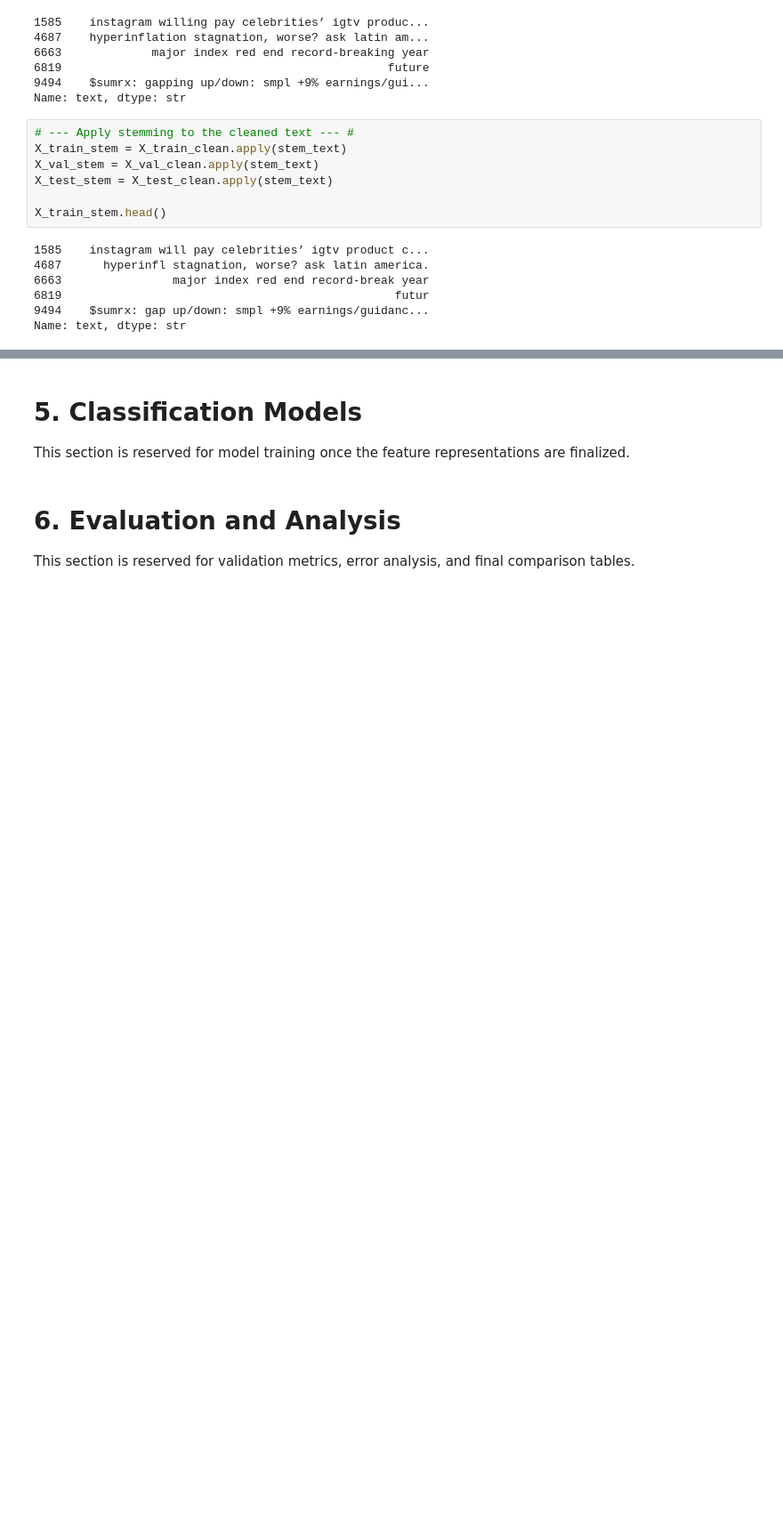
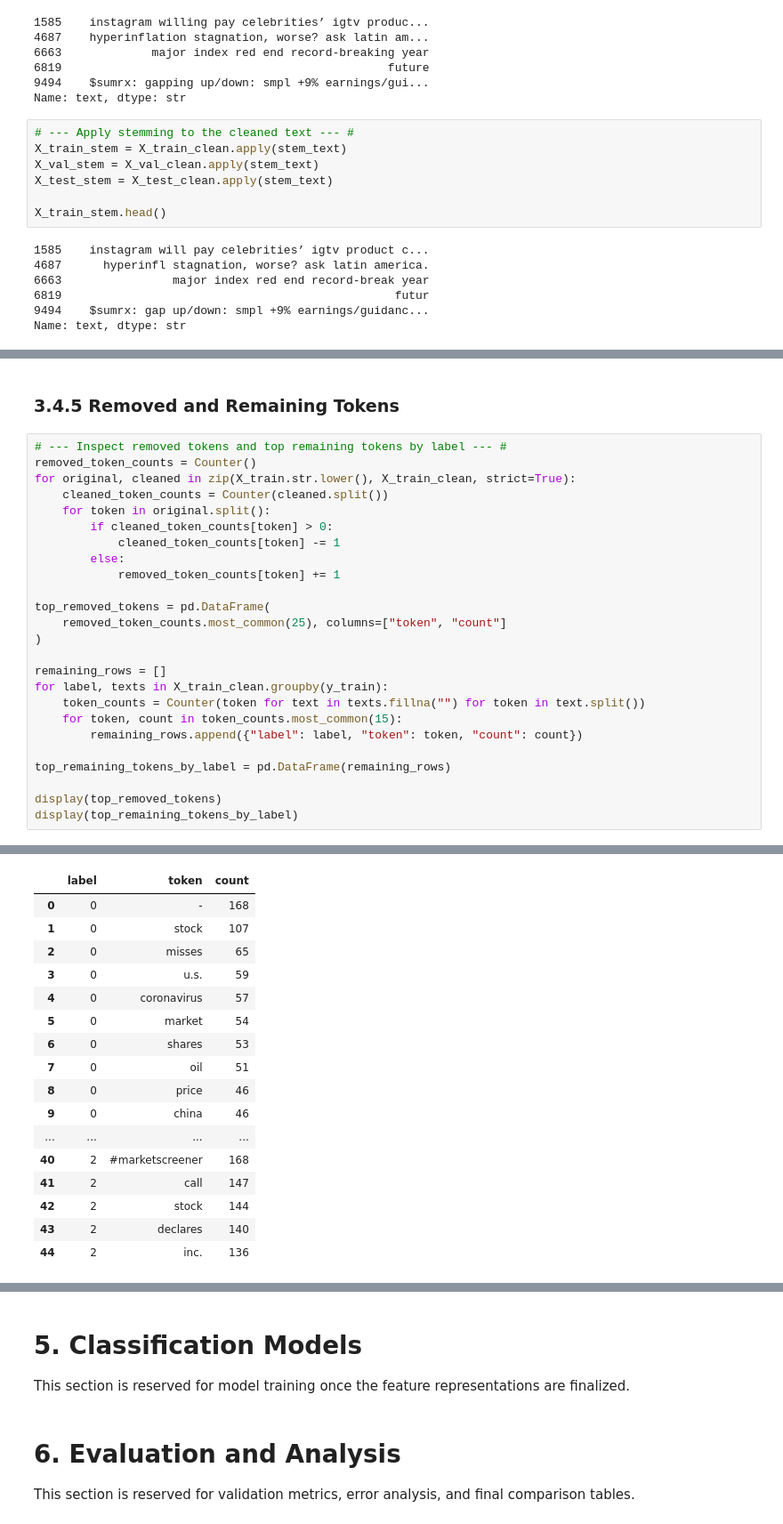
Before and after one commit to alexmr-ds/text_mining_project, a Jupyter notebook: notebooks/workflow.ipynb, the cells around one changed output, grey strips where cells are left out. Shown at 89% size. Saved outputs shown, nothing was run; the diff lists cells and outputs as text; blank space fills up the shorter version.

```diff
--- a/notebooks/workflow.ipynb
+++ b/notebooks/workflow.ipynb
@@ -466,0 +598,28 @@ This section is reserved for vectorization and feature extraction experiments bu
+# %% [markdown]
+### 3.4.5 Removed and Remaining Tokens
+# %%
+# --- Inspect removed tokens and top remaining tokens by label --- #
+removed_token_counts = Counter()
+for original, cleaned in zip(X_train.str.lower(), X_train_clean, strict=True):
+    cleaned_token_counts = Counter(cleaned.split())
+    for token in original.split():
+        if cleaned_token_counts[token] > 0:
+            cleaned_token_counts[token] -= 1
+        else:
+            removed_token_counts[token] += 1
+
+top_removed_tokens = pd.DataFrame(
+    removed_token_counts.most_common(25), columns=["token", "count"]
+)
+
+remaining_rows = []
+for label, texts in X_train_clean.groupby(y_train):
+    token_counts = Counter(token for text in texts.fillna("") for token in text.split())
+    for token, count in token_counts.most_common(15):
+        remaining_rows.append({"label": label, "token": token, "count": count})
+
+top_remaining_tokens_by_label = pd.DataFrame(remaining_rows)
+
+display(top_removed_tokens)
+display(top_remaining_tokens_by_label)
+# %% [output]
@@ -466,0 +643,17 @@ This section is reserved for vectorization and feature extraction experiments bu
+|  | label | token | count |
+| 0 | 0 | - | 168 |
+| 1 | 0 | stock | 107 |
+| 2 | 0 | misses | 65 |
+| 3 | 0 | u.s. | 59 |
+| 4 | 0 | coronavirus | 57 |
+| 5 | 0 | market | 54 |
+| 6 | 0 | shares | 53 |
+| 7 | 0 | oil | 51 |
+| 8 | 0 | price | 46 |
+| 9 | 0 | china | 46 |
+| ... | ... | ... | ... |
+| 40 | 2 | #marketscreener | 168 |
+| 41 | 2 | call | 147 |
+| 42 | 2 | stock | 144 |
+| 43 | 2 | declares | 140 |
+| 44 | 2 | inc. | 136 |
```
Also changed, not shown: parts of 63 cells of this notebook, 14 other files.
